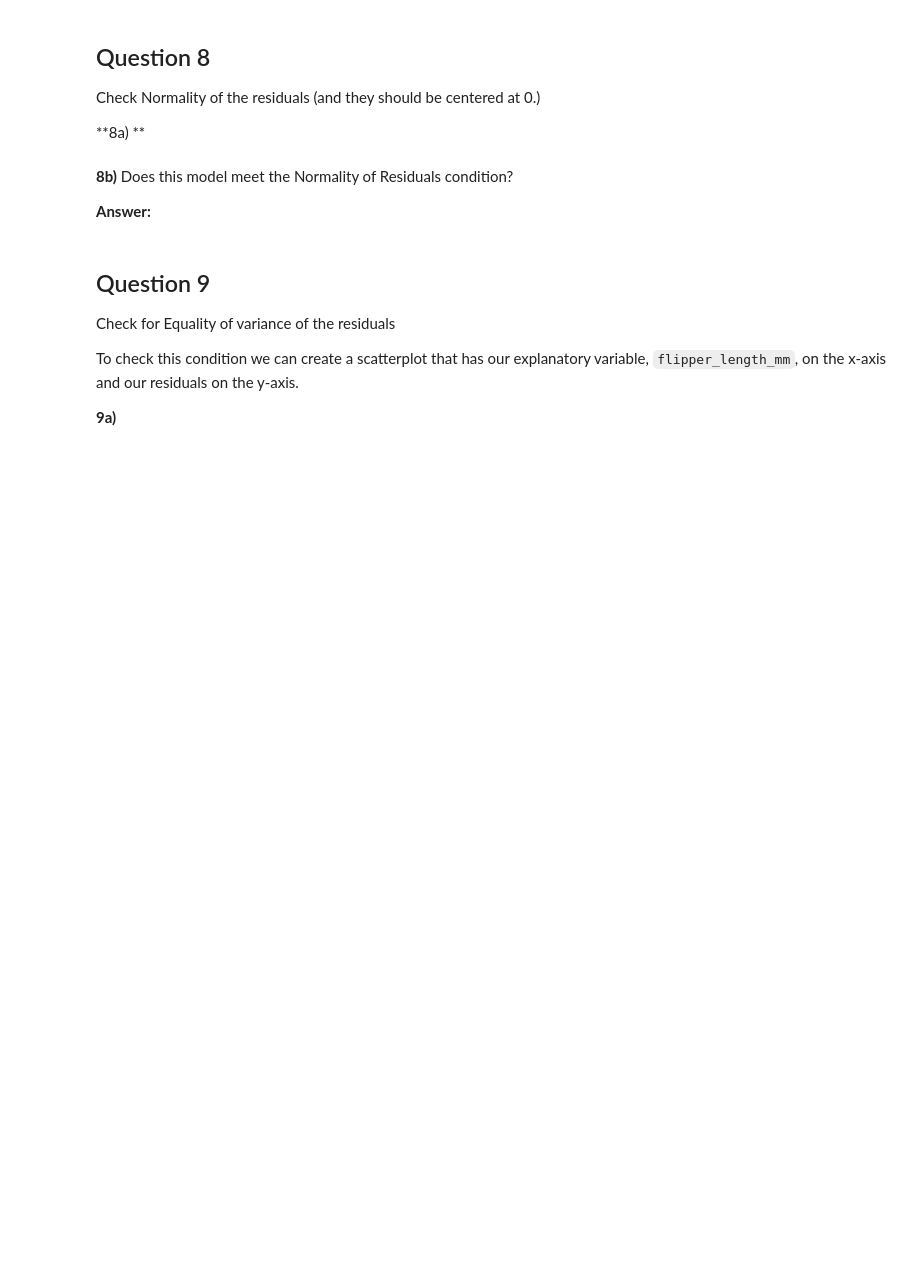
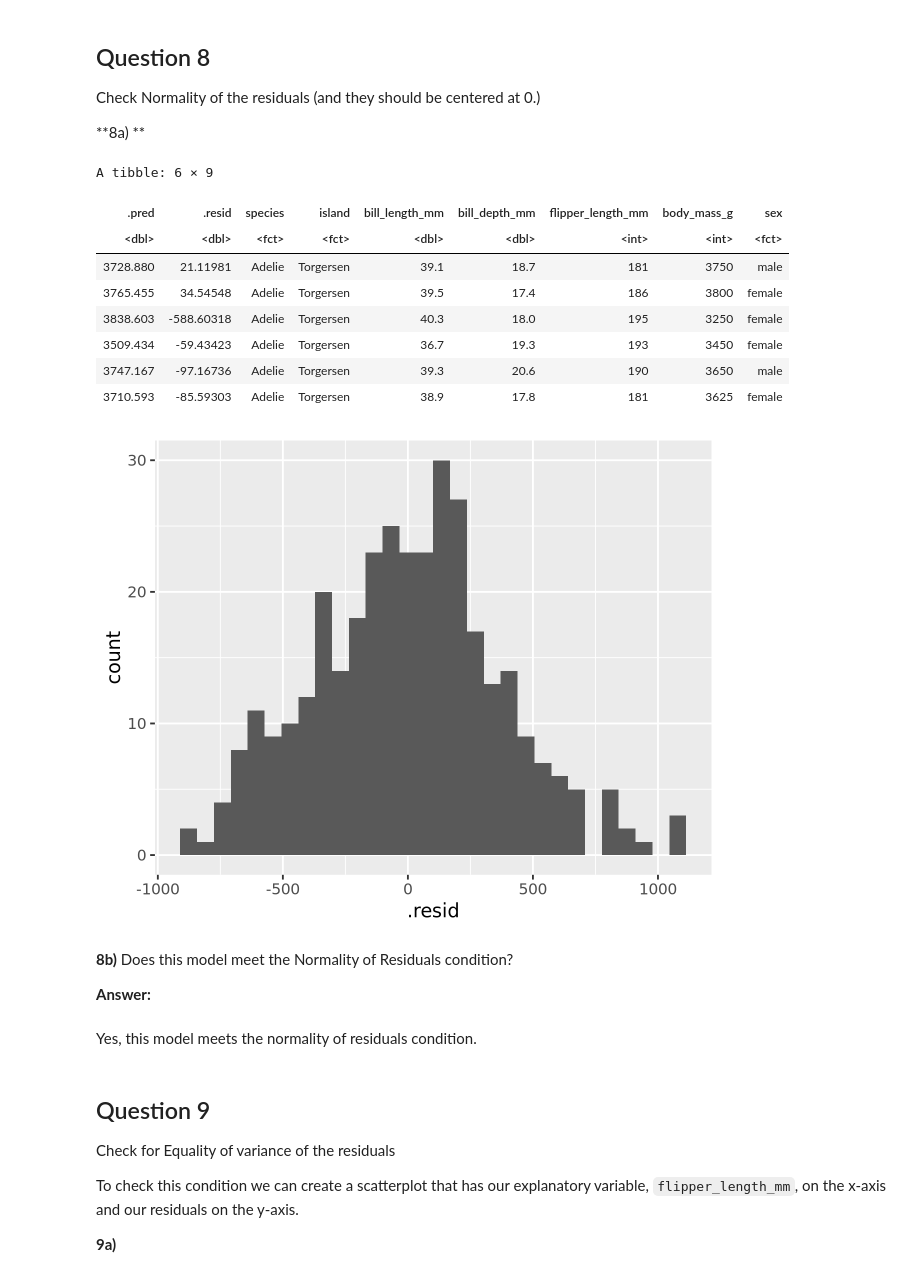
Before and after one commit to UNC-DATA-730/unit-10-assignment-yifeiwang2025, a Jupyter notebook: assignment10.ipynb, the cells around one changed output. Saved outputs shown, nothing was run; the diff lists cells and outputs as text; code cells hidden in the pictures; blank space fills up the shorter version.

```diff
--- a/assignment10.ipynb
+++ b/assignment10.ipynb
@@ -262,11 +351,30 @@ Check Normality of the residuals (and they should be centered at 0.)
 
 **8a) **
 # %%
+regression_points = augment(pen_parallel, new_data = pen)
+
+regression_points |> head()
+
 #Add code for the histogram:
+ggplot(regression_points) +
+    geom_histogram(bins = 30, data = regression_points, mapping = aes(x = .resid))
+# %% [output]
+A tibble: 6 × 9
+| .pred | .resid | species | island | bill_length_mm | bill_depth_mm | flipper_length_mm | body_mass_g | sex |
+| <dbl> | <dbl> | <fct> | <fct> | <dbl> | <dbl> | <int> | <int> | <fct> |
+| 3728.880 | 21.11981 | Adelie | Torgersen | 39.1 | 18.7 | 181 | 3750 | male |
+| 3765.455 | 34.54548 | Adelie | Torgersen | 39.5 | 17.4 | 186 | 3800 | female |
+| 3838.603 | -588.60318 | Adelie | Torgersen | 40.3 | 18.0 | 195 | 3250 | female |
+| 3509.434 | -59.43423 | Adelie | Torgersen | 36.7 | 19.3 | 193 | 3450 | female |
+| 3747.167 | -97.16736 | Adelie | Torgersen | 39.3 | 20.6 | 190 | 3650 | male |
+| 3710.593 | -85.59303 | Adelie | Torgersen | 38.9 | 17.8 | 181 | 3625 | female |
+[figure, added]
 # %% [markdown]
 **8b)** Does this model meet the Normality of Residuals condition?
 
 **Answer:**
+# %% [markdown]
+Yes, this model meets the normality of residuals condition.
 # %% [markdown]
 ## Question 9
 
```
Also changed, not shown: parts of 25 cells of this notebook.
